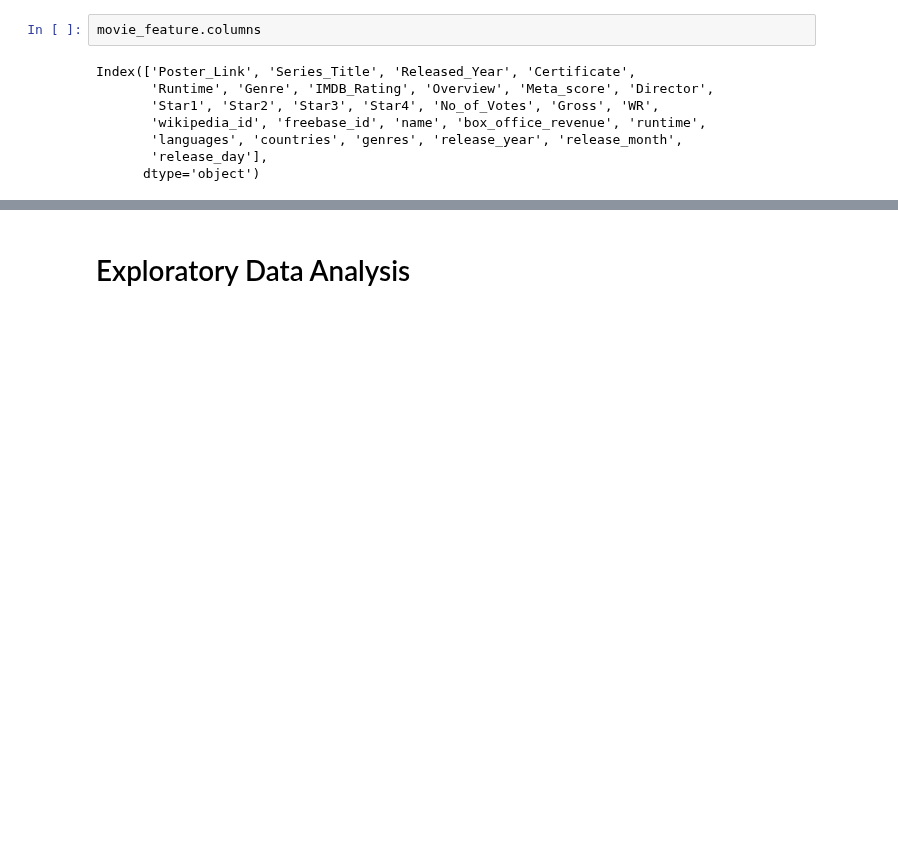
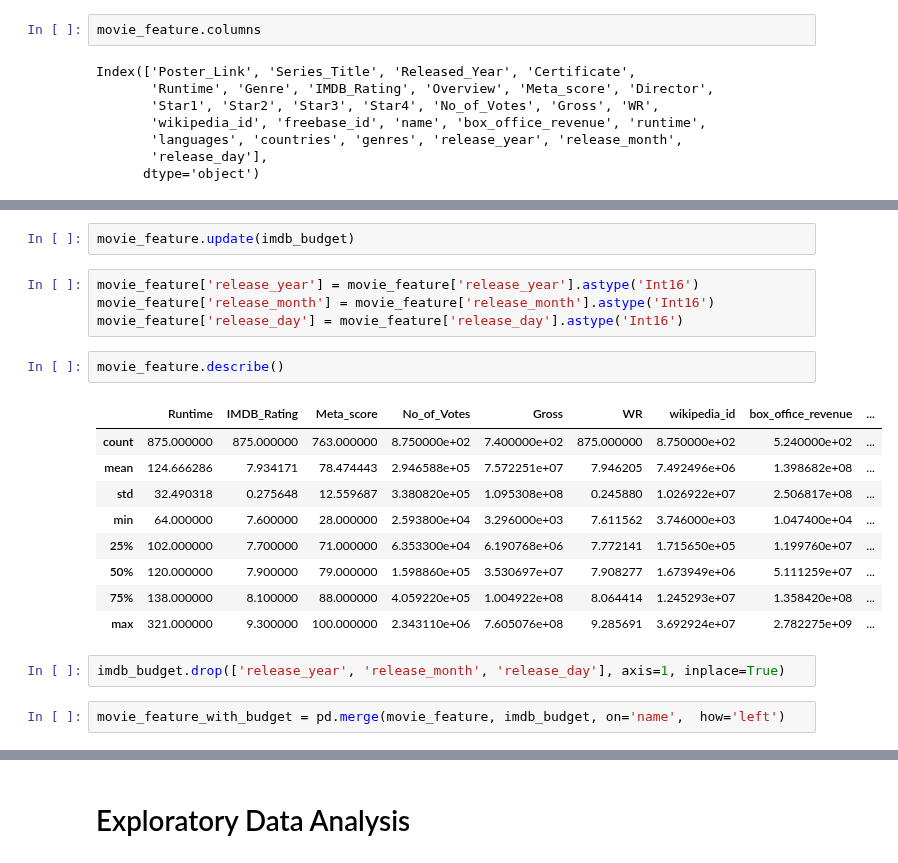
Before and after one commit to epfl-ada/ada-2022-project-theadaholics, a Jupyter notebook: main.ipynb, the cells around one changed output, grey strips where cells are left out. Cells and saved outputs as stored; diff of their text form; blank space fills up the shorter version.

```diff
--- a/main.ipynb
+++ b/main.ipynb
@@ -292,0 +396,22 @@ Index(['Poster_Link', 'Series_Title', 'Released_Year', 'Certificate',
+# %%
+movie_feature.update(imdb_budget)
+# %%
+movie_feature['release_year'] = movie_feature['release_year'].astype('Int16')
+movie_feature['release_month'] = movie_feature['release_month'].astype('Int16')
+movie_feature['release_day'] = movie_feature['release_day'].astype('Int16')
+# %%
+movie_feature.describe()
+# %% [output]
+|  | Runtime | IMDB_Rating | Meta_score | No_of_Votes | Gross | WR | wikipedia_id | box_office_revenue | ... |
+| count | 875.000000 | 875.000000 | 763.000000 | 8.750000e+02 | 7.400000e+02 | 875.000000 | 8.750000e+02 | 5.240000e+02 | ... |
+| mean | 124.666286 | 7.934171 | 78.474443 | 2.946588e+05 | 7.572251e+07 | 7.946205 | 7.492496e+06 | 1.398682e+08 | ... |
+| std | 32.490318 | 0.275648 | 12.559687 | 3.380820e+05 | 1.095308e+08 | 0.245880 | 1.026922e+07 | 2.506817e+08 | ... |
+| min | 64.000000 | 7.600000 | 28.000000 | 2.593800e+04 | 3.296000e+03 | 7.611562 | 3.746000e+03 | 1.047400e+04 | ... |
+| 25% | 102.000000 | 7.700000 | 71.000000 | 6.353300e+04 | 6.190768e+06 | 7.772141 | 1.715650e+05 | 1.199760e+07 | ... |
+| 50% | 120.000000 | 7.900000 | 79.000000 | 1.598860e+05 | 3.530697e+07 | 7.908277 | 1.673949e+06 | 5.111259e+07 | ... |
+| 75% | 138.000000 | 8.100000 | 88.000000 | 4.059220e+05 | 1.004922e+08 | 8.064414 | 1.245293e+07 | 1.358420e+08 | ... |
+| max | 321.000000 | 9.300000 | 100.000000 | 2.343110e+06 | 7.605076e+08 | 9.285691 | 3.692924e+07 | 2.782275e+09 | ... |
+# %%
+imdb_budget.drop(['release_year', 'release_month', 'release_day'], axis=1, inplace=True)
+# %%
+movie_feature_with_budget = pd.merge(movie_feature, imdb_budget, on='name',  how='left')
```
Also changed, not shown: parts of 20 cells of this notebook, 1 other file.
